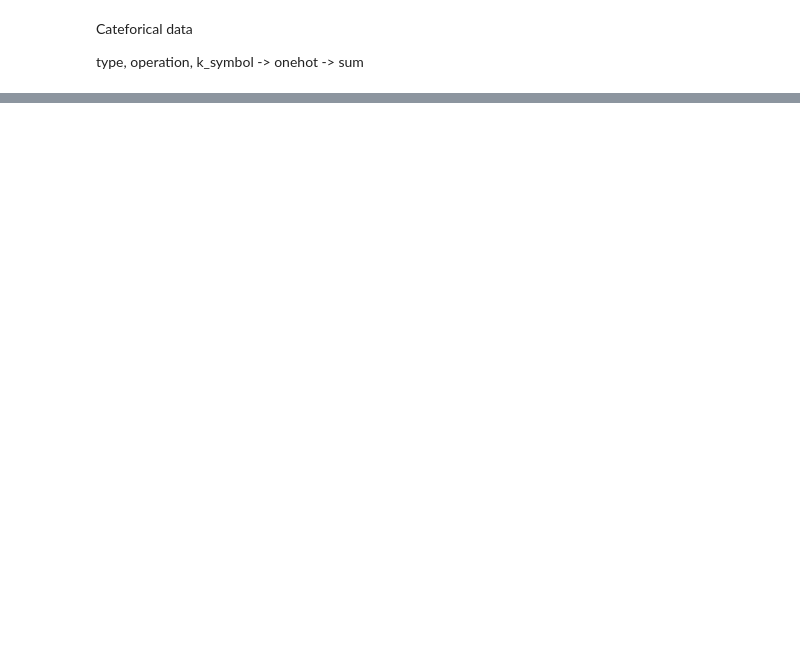
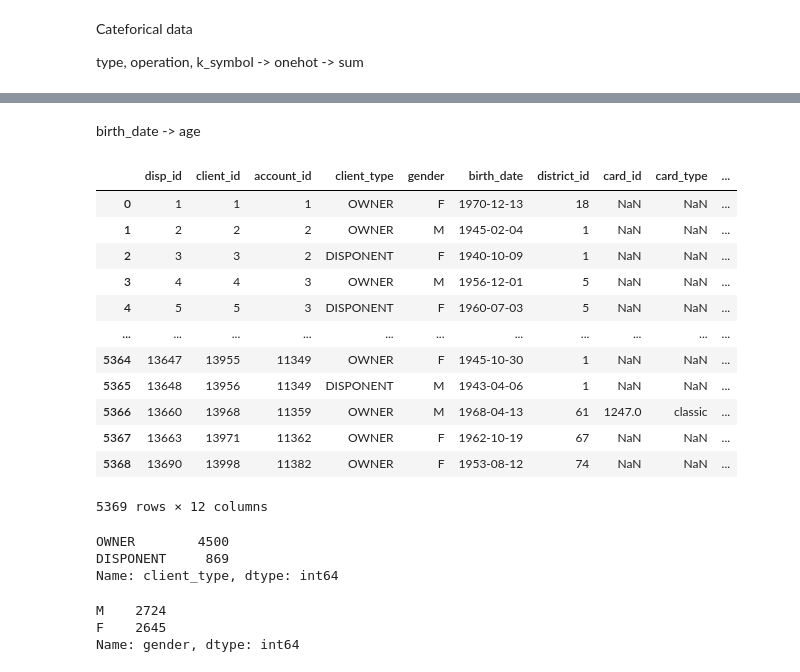
Before and after one commit to sorayutmild/loan-default-prediction, a Jupyter notebook: data_manipulation.ipynb, the cells around one changed output, grey strips where cells are left out. Drawn from its saved outputs; the diff is of its cells as text; code cells hidden in the pictures; blank space fills up the shorter version.

```diff
--- a/data_manipulation.ipynb
+++ b/data_manipulation.ipynb
@@ -440,0 +724,6 @@ trans_df_final
+# %%
+dcc_df = pd.merge(disp_df, client_df, how='left', on='client_id')
+dcc_df = pd.merge(dcc_df, card_df, how='left', on='disp_id')
+
+dcc_df = dcc_df.rename(columns={'type_x': 'client_type', 'type_y':'card_type', 'issued':'card_issued'})
+dcc_df.head()
@@ -440,0 +737,33 @@ trans_df_final
+# %% [markdown]
+birth_date -> age
+# %%
+dcc_df['birth_date'] = pd.to_datetime(dcc_df['birth_date'], format='%Y-%m-%d')
+dcc_df['now'] = pd.to_datetime("2000-01-01", format='%Y-%m-%d')
+dcc_df['age'] = dcc_df['now'] - dcc_df['birth_date']
+dcc_df
+# %% [output]
+|  | disp_id | client_id | account_id | client_type | gender | birth_date | district_id | card_id | card_type | ... |
+| 0 | 1 | 1 | 1 | OWNER | F | 1970-12-13 | 18 | NaN | NaN | ... |
+| 1 | 2 | 2 | 2 | OWNER | M | 1945-02-04 | 1 | NaN | NaN | ... |
+| 2 | 3 | 3 | 2 | DISPONENT | F | 1940-10-09 | 1 | NaN | NaN | ... |
+| 3 | 4 | 4 | 3 | OWNER | M | 1956-12-01 | 5 | NaN | NaN | ... |
+| 4 | 5 | 5 | 3 | DISPONENT | F | 1960-07-03 | 5 | NaN | NaN | ... |
+| ... | ... | ... | ... | ... | ... | ... | ... | ... | ... | ... |
+| 5364 | 13647 | 13955 | 11349 | OWNER | F | 1945-10-30 | 1 | NaN | NaN | ... |
+| 5365 | 13648 | 13956 | 11349 | DISPONENT | M | 1943-04-06 | 1 | NaN | NaN | ... |
+| 5366 | 13660 | 13968 | 11359 | OWNER | M | 1968-04-13 | 61 | 1247.0 | classic | ... |
+| 5367 | 13663 | 13971 | 11362 | OWNER | F | 1962-10-19 | 67 | NaN | NaN | ... |
+| 5368 | 13690 | 13998 | 11382 | OWNER | F | 1953-08-12 | 74 | NaN | NaN | ... |
+5369 rows × 12 columns
+# %%
+dcc_df['client_type'].value_counts()
+# %% [output]
+OWNER        4500
+DISPONENT     869
+Name: client_type, dtype: int64
+# %%
+dcc_df['gender'].value_counts()
+# %% [output]
+M    2724
+F    2645
+Name: gender, dtype: int64
```
Also changed, not shown: parts of 36 cells of this notebook, 1 other file.
